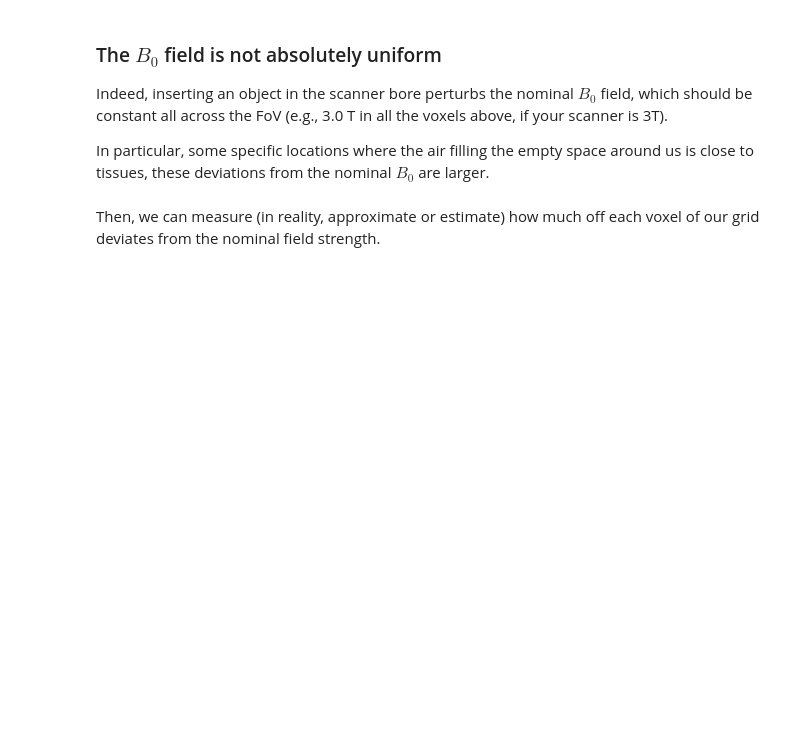
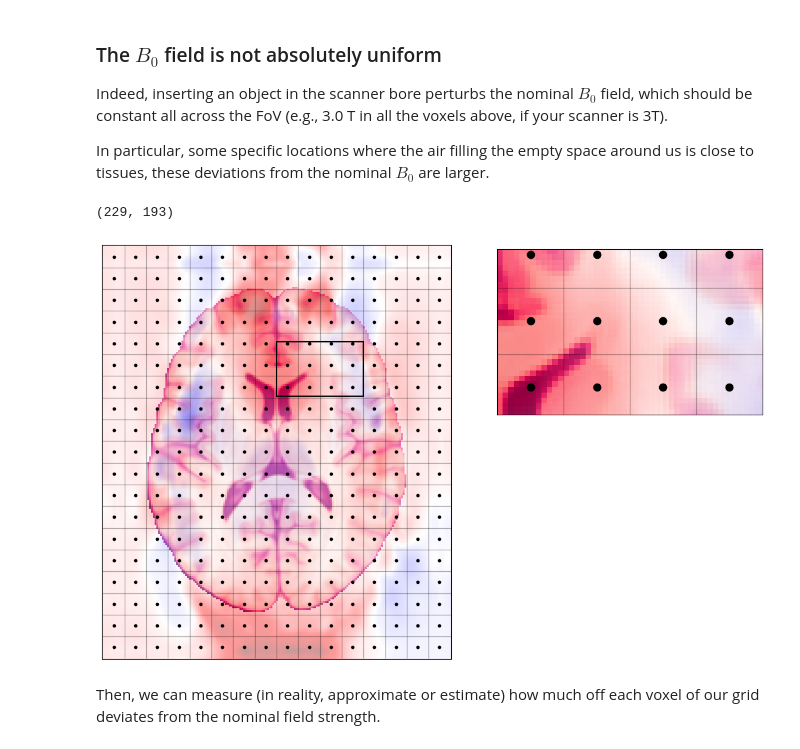
Before and after one commit to nipreps/sdcflows, a Jupyter notebook: docs/notebooks/SDC - Theory and physics.ipynb, the cells around one changed output. Cells and saved outputs as stored; diff of their text form; code cells hidden in the pictures; blank space fills up the shorter version.

Commit message:
refactor: raw changes, plots personalised

```diff
--- a/docs/notebooks/SDC - Theory and physics.ipynb
+++ b/docs/notebooks/SDC - Theory and physics.ipynb
@@ -39,14 +40,14 @@ def plot_brain(brain_slice, brain_cmap="RdPu_r", grid=False, voxel_centers_c=Non
         ax,
         width="200%",
         height="100%",
-        bbox_to_anchor=(1.05, .6, .5, .4),
+        bbox_to_anchor=(1, .6, .5, .4),
         bbox_transform=ax.transAxes,
         loc=2,
     )
     axins.set_aspect("auto")
 
     # sub region of the original image
-    x1, x2 = (np.array((-30, 30)) + (z_s.shape[1] - 1) * 0.5).astype(int)
+    x1, x2 = (np.array((0, 48)) + (z_s.shape[1] - 1) * 0.5).astype(int)
     y1, y2 = np.round(np.array((-15, 15)) + (z_s.shape[0] - 1) * 0.70).astype(int)
 
     axins.imshow(brain_slice[y1:y2, x1:x2], extent=(x1, x2, y1, y2), cmap=brain_cmap, origin="lower");
@@ -55,17 +56,20 @@ def plot_brain(brain_slice, brain_cmap="RdPu_r", grid=False, voxel_centers_c=Non
     axins.set_xticklabels([])
     axins.set_yticklabels([])
 
-    ax.indicate_inset_zoom(axins, edgecolor="black");
+    ax.indicate_inset_zoom(axins, edgecolor="black", alpha=1, linewidth=1.5);
 
 
     if grid:
         params = {}
         if voxel_centers_c is not None:
+            params["norm"] = mpl.colors.CenteredNorm()
             params["c"] = voxel_centers_c
             params["cmap"] = "seismic"
+        elif voxel_centers_c is None:
+            params['c'] = 'black'
 
         # Voxel centers
-        ax.scatter(*get_centers(brain_slice), s=20, **params)
+        ax.scatter(*get_centers(brain_slice), s=10, **params)
         axins.scatter(*get_centers(brain_slice), s=80, **params)
 
         # Voxel edges
@@ -79,6 +83,20 @@ def plot_brain(brain_slice, brain_cmap="RdPu_r", grid=False, voxel_centers_c=Non
         axins.plot(e_i, [e_j[1:-1]] * len(e_i), c='k', lw=1, alpha=0.3);
 
     return fig, ax, axins
+
+def axis_cbar(ax):
+    cbar = inset_axes(
+        ax,
+        width="100%",
+        height="10%",
+        bbox_to_anchor=(0, -0.15, 1, 0.5),
+        bbox_transform=ax.transAxes,
+        loc='lower center',
+    )
+    cbar.set_aspect("auto")
+    return cbar
+# %%
+path = "/Users/julienmarabotto/workspace/Neuroimaging/plots/brain-maps/"
 # %% [markdown]
 ## Data: a brain
 
@@ -109,9 +145,16 @@ Indeed, inserting an object in the scanner bore perturbs the nominal $B_\text{0}
 In particular, some specific locations where the air filling the empty space around us is close to tissues, these deviations from the nominal $B_\text{0}$ are larger.
 # %%
 field = np.asanyarray(nb.load("fieldmap.nii.gz").dataobj)
+field.shape
+# %% [output]
+(229, 193)
 # %%
 fig, ax, axins = plot_brain(z_slice, grid=True)
-ax.imshow(field, cmap="seismic", origin="lower", alpha=np.ones_like(field) * 0.3);
+ax.imshow(field, cmap="seismic", norm=mpl.colors.CenteredNorm(), origin="lower", alpha=np.ones_like(field) * 0.4);
+axins.imshow(field, cmap="seismic", norm=mpl.colors.CenteredNorm(), origin="lower", alpha=np.ones_like(field) * 0.4);
+plt.savefig(str(path+"sample-brain-with-variable-B0.jpg"), bbox_inches='tight', dpi=300)
+# %% [output]
+[figure, added]
 # %% [markdown]
 Then, we can measure (in reality, approximate or estimate) how much off each voxel of our grid deviates from the nominal field strength.
 # %%
```
Also changed, not shown: parts of 15 cells of this notebook.
